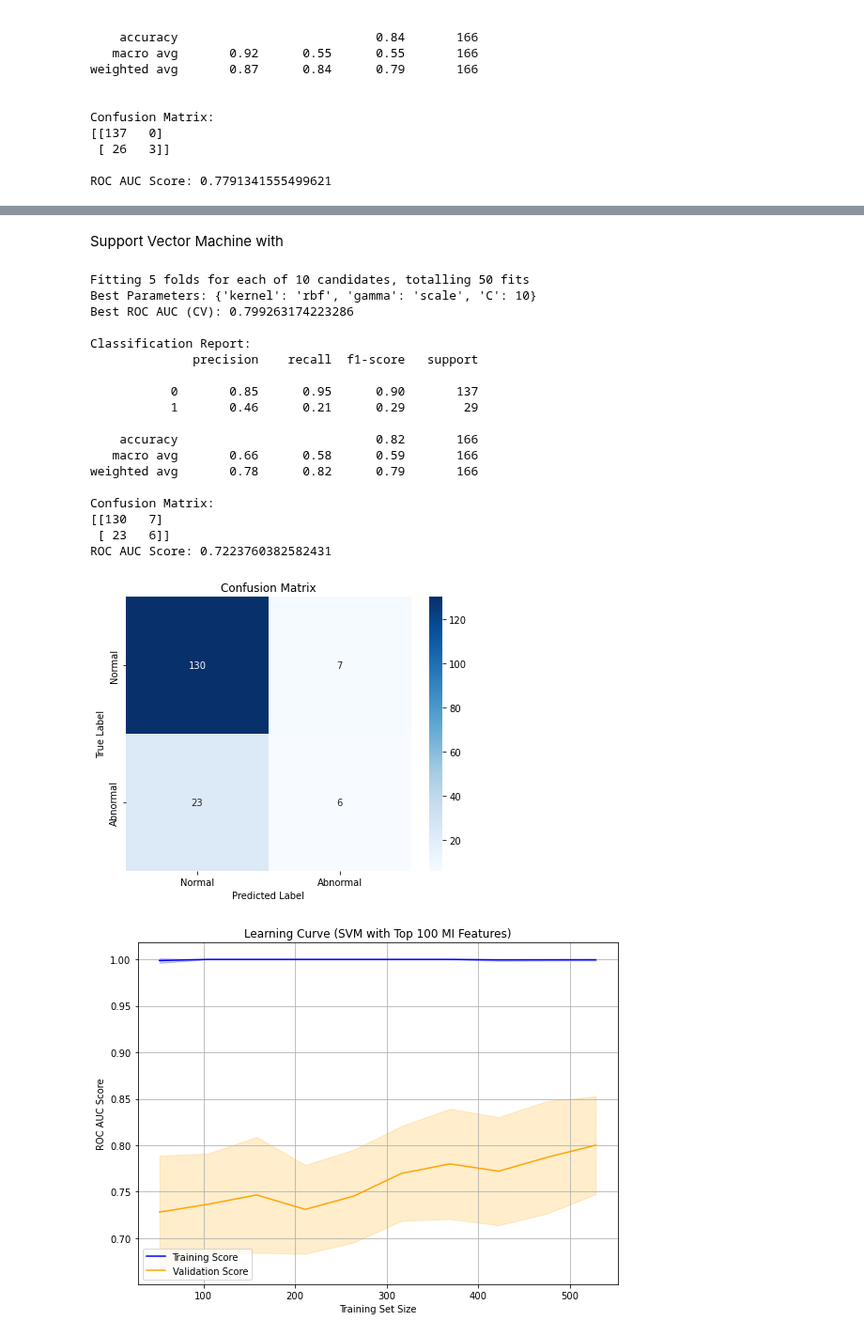
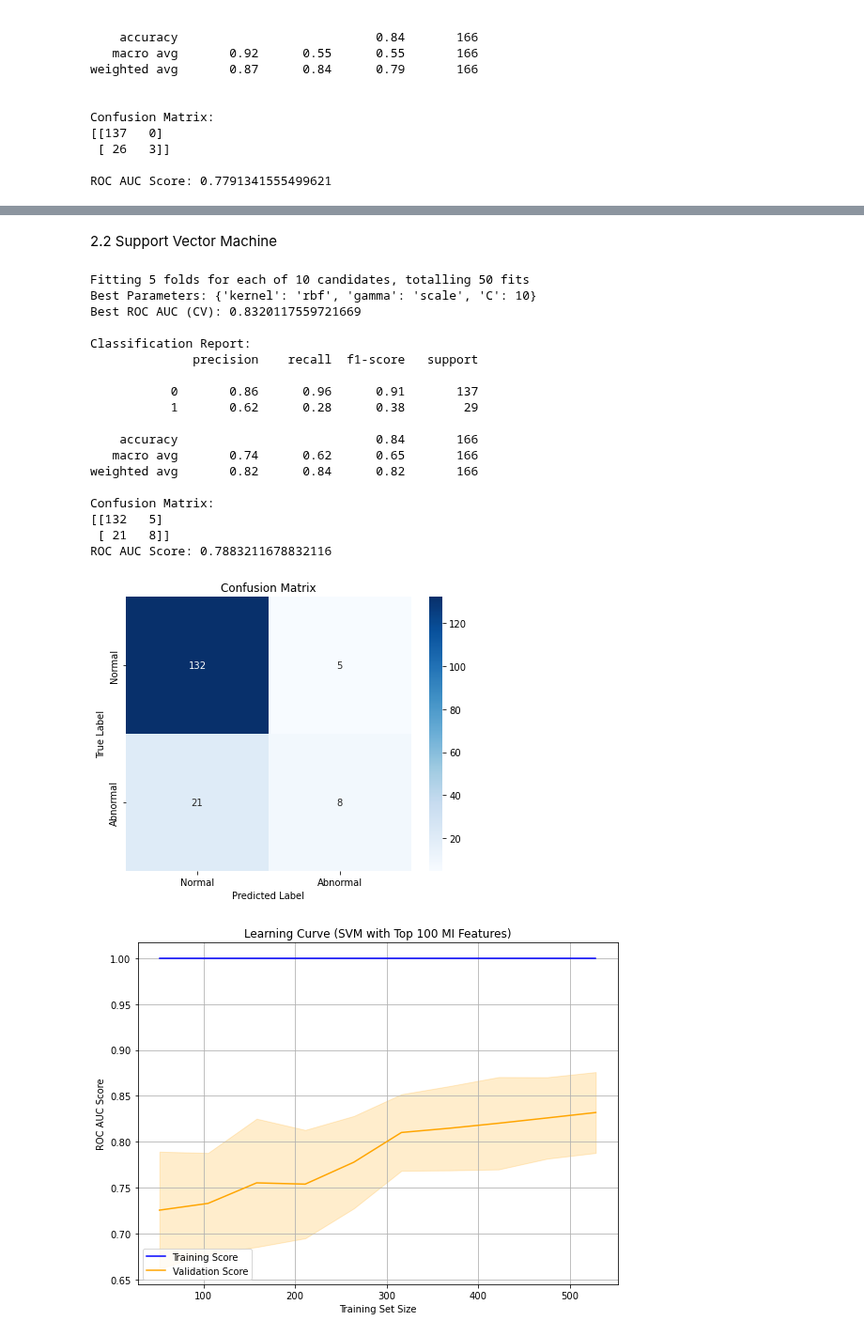
Before and after one commit to A-Bosselaar/TM10007-Machine-Learning-assignment, a Jupyter notebook: assignment_ecg.ipynb, the cells around one changed output, grey strips where cells are left out. Shown at 94% size. Saved outputs shown, nothing was run; the diff lists cells and outputs as text; code cells hidden in the pictures.

```diff
--- a/assignment_ecg.ipynb
+++ b/assignment_ecg.ipynb
@@ -134,17 +160,25 @@ Data shape after removing outliers: (426, 9001)
 # %% [markdown]
 1.3 Split into train, test and validation set
 # %%
-from sklearn.model_selection import train_test_split, StratifiedKFold
+# Load and prepare data
+# df = pd.read_csv("ecg/ecg_data.csv")
+# df = df.drop(columns=["Unnamed: 0"], errors="ignore")
+# X = df.drop(columns=["label"])
+# y = df["label"]
 
 # Splits features en labels
-X = data.iloc[:, :-1].values  # Alle kolommen behalve de laatste zijn de features
-y = data.iloc[:, -1].values   # De laatste kolom is de label (0 of 1)
+X = data.iloc[:, :-1]  # Alle kolommen behalve de laatste zijn de features
+y = data.iloc[:, -1]   # De laatste kolom is de label (0 of 1)
 
 # Stap 1: Split the dataset in 80% training and 20% testset
-X_train, X_test, y_train, y_test = train_test_split(X, y, test_size=0.2, stratify=y, random_state=42)
+X_train, X_test, y_train, y_test = train_test_split(
+    X, y, test_size=0.2, stratify=y, random_state=42
+)
 
 # Stap 2: Splits de trainingsset verder in 80% train en 20% validatieset
-X_train, X_val, y_train, y_val = train_test_split(X_train, y_train, test_size=0.2, stratify=y_train, random_state=42)
+X_train, X_val, y_train, y_val = train_test_split(
+    X_train, y_train, test_size=0.2, stratify=y_train, random_state=42
+)
 
 # Stap 3: Stratified K-Fold Cross-Validation (k=5)
 kf = StratifiedKFold(n_splits=5, shuffle=True, random_state=42)
@@ -259,18 +255,6 @@ plt.show()
-# %% [markdown]
-Support Vector Machine with
+# %% [markdown]
+2.2 Support Vector Machine
 # %%
-
-## DIT DEEL MOET DUS ALLEMAAL VOORAF
-df = pd.read_csv("ecg/ecg_data.csv")
-df = df.drop(columns=["Unnamed: 0"], errors="ignore")
-X = df.drop(columns=["label"])
-y = df["label"]
-
-# low_freq_features = [col for col in X.columns if int(col.split('_')[1]) < 100]
-# X = X[low_freq_features]
-X_train, X_test, y_train, y_test = train_test_split(
-    X, y, stratify=y, test_size=0.2, random_state=42
-)
 
 scaler = StandardScaler()
 X_train_scaled = scaler.fit_transform(X_train)
@@ -342,41 +326,41 @@ train_sizes, train_scores, val_scores = learning_curve(
     random_state=42
 )
 
 train_mean = train_scores.mean(axis=1)
 train_std = train_scores.std(axis=1)
 val_mean = val_scores.mean(axis=1)
 val_std = val_scores.std(axis=1)
 
 plt.figure(figsize=(8, 6))
 plt.plot(train_sizes, train_mean, label="Training Score", color="blue")
 plt.fill_between(train_sizes, train_mean - train_std, train_mean + train_std, alpha=0.2, color="blue")
 plt.plot(train_sizes, val_mean, label="Validation Score", color="orange")
 plt.fill_between(train_sizes, val_mean - val_std, val_mean + val_std, alpha=0.2, color="orange")
 plt.title("Learning Curve (SVM with Top 100 MI Features)")
 plt.xlabel("Training Set Size")
 plt.ylabel("ROC AUC Score")
 plt.legend(loc="best")
 plt.grid(True)
 plt.tight_layout()
 plt.show()
 # %% [output]
 Fitting 5 folds for each of 10 candidates, totalling 50 fits
 Best Parameters: {'kernel': 'rbf', 'gamma': 'scale', 'C': 10}
-Best ROC AUC (CV): 0.799263174223286
+Best ROC AUC (CV): 0.8320117559721669
 
 Classification Report:
               precision    recall  f1-score   support
 
-           0       0.85      0.95      0.90       137
-           1       0.46      0.21      0.29        29
+           0       0.86      0.96      0.91       137
+           1       0.62      0.28      0.38        29
 
-    accuracy                           0.82       166
-   macro avg       0.66      0.58      0.59       166
-weighted avg       0.78      0.82      0.79       166
+    accuracy                           0.84       166
+   macro avg       0.74      0.62      0.65       166
+weighted avg       0.82      0.84      0.82       166
 
 Confusion Matrix:
-[[130   7]
- [ 23   6]]
-ROC AUC Score: 0.7223760382582431
+[[132   5]
+ [ 21   8]]
+ROC AUC Score: 0.7883211678832116
-[figure, old version]
+[figure, new version]
-[figure, old version]
+[figure, new version]
```
Also changed, not shown: parts of 19 cells of this notebook.
